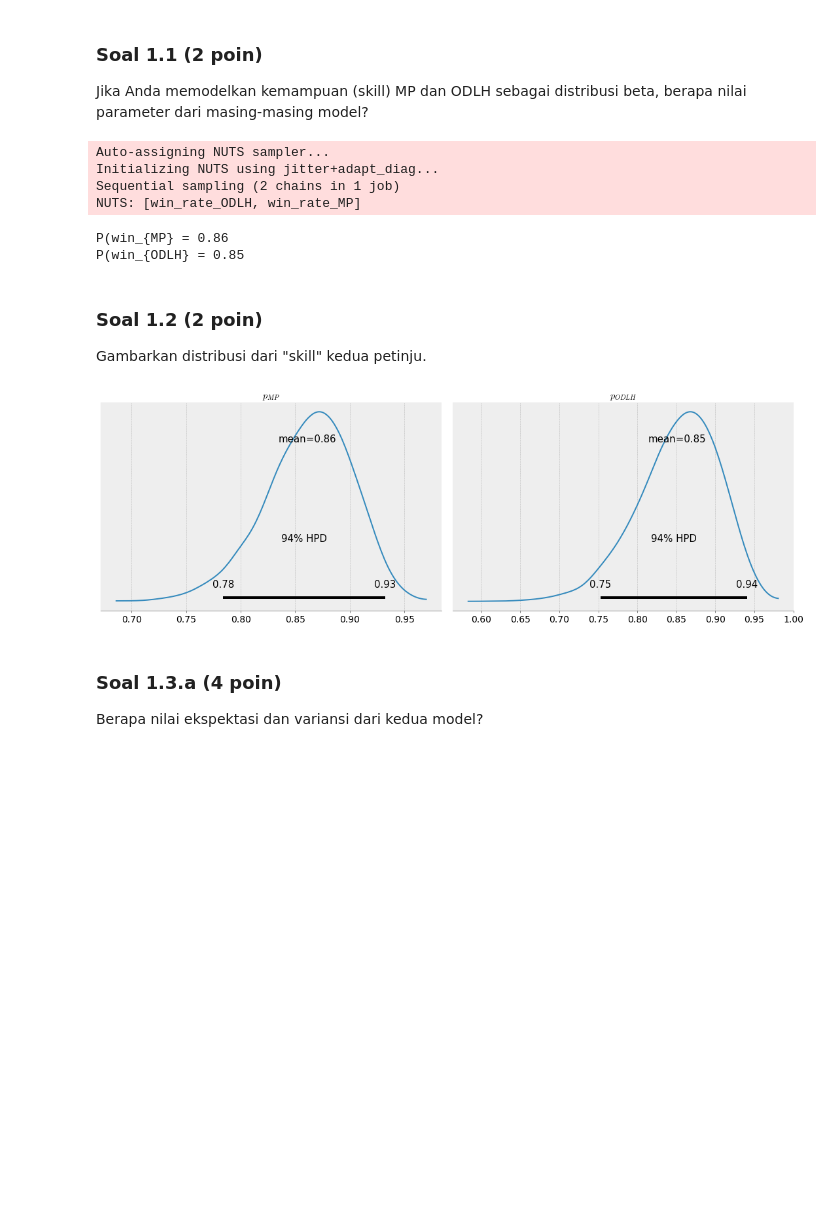
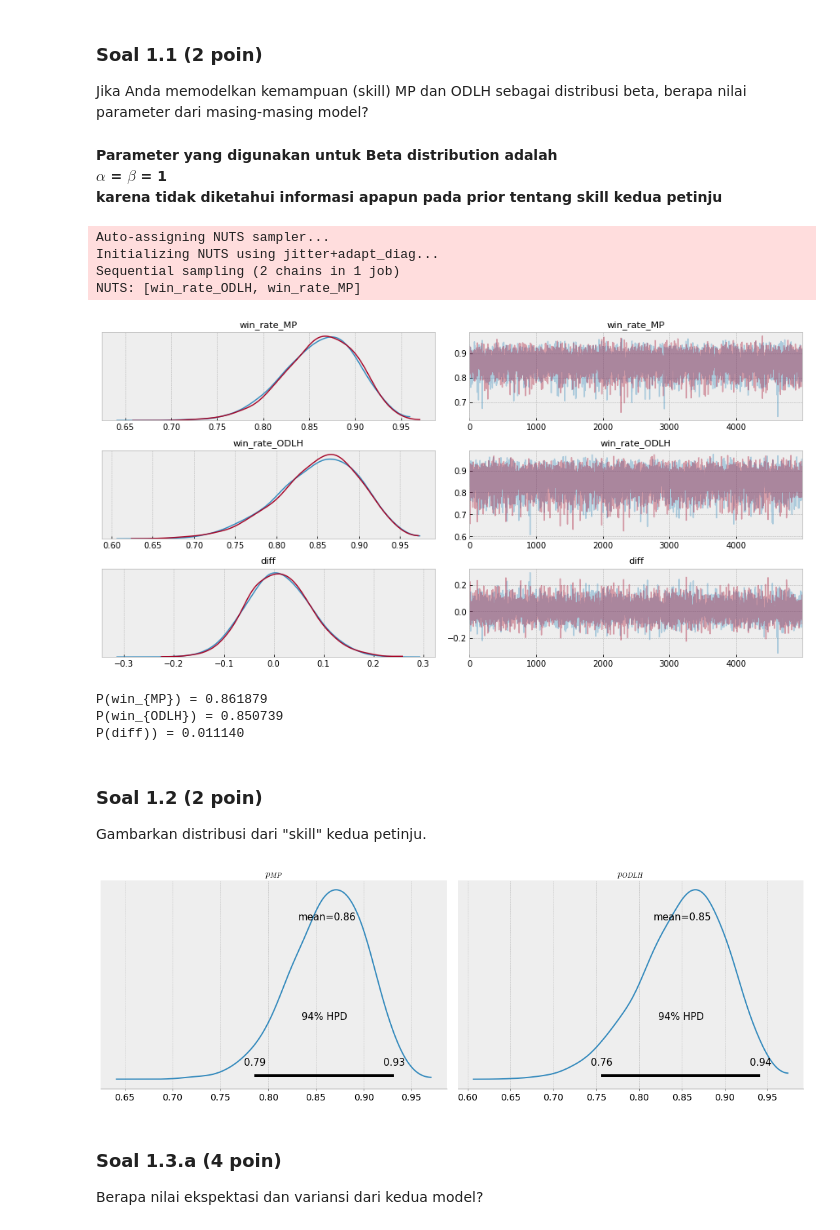
Before and after one commit to satrio-hw/probabilistic-programming, a Jupyter notebook: tugas4_0102517023.ipynb, the cells around one changed output. Saved outputs shown, nothing was run; the diff lists cells and outputs as text; code cells hidden in the pictures; blank space fills up the shorter version.

```diff
--- a/tugas4_0102517023.ipynb
+++ b/tugas4_0102517023.ipynb
@@ -69,5 +69,7 @@ Dua orang petinju, MP dan ODLH, akan bertemu satu masing-masing dalam sebuah per
 ### Soal 1.1 (2 poin)
 
 Jika Anda memodelkan kemampuan (skill) MP dan ODLH sebagai distribusi beta, berapa nilai parameter dari masing-masing model?
+# %% [markdown]
+**Parameter yang digunakan untuk Beta distribution adalah <br>$\alpha$ = $\beta$ = 1<br> karena tidak diketahui informasi apapun pada prior tentang skill kedua petinju**
 # %%
 with pm.Model() as skill:
@@ -85,22 +87,28 @@ Auto-assigning NUTS sampler...
 Initializing NUTS using jitter+adapt_diag...
 Sequential sampling (2 chains in 1 job)
 NUTS: [win_rate_ODLH, win_rate_MP]
+# %%
+pm.traceplot(traceall);
+# %% [output]
+[figure, added]
 # %%
-print('P(win_{MP} = %.2f' % ((traceall['win_rate_MP']).mean()))
-print('P(win_{ODLH} = %.2f' % ((traceall['win_rate_ODLH']).mean()))
+print('P(win_{MP}) = %f' % ((traceall['win_rate_MP']).mean()))
+print('P(win_{ODLH}) = %f' % ((traceall['win_rate_ODLH']).mean()))
+print('P(diff)) = %f' % ((traceall['diff']).mean()))
 # %% [output]
-P(win_{MP} = 0.86
-P(win_{ODLH} = 0.85
+P(win_{MP}) = 0.861879
+P(win_{ODLH}) = 0.850739
+P(diff)) = 0.011140
 # %% [markdown]
 ### Soal 1.2 (2 poin)
 
 Gambarkan distribusi dari "skill" kedua petinju.
 # %%
-ax = pm.plot_posterior(traceall, varnames=['win_rate_MP', 'win_rate_ODLH'], figsize=(15,5))
+ax = pm.plot_posterior(traceall, var_names=['win_rate_MP', 'win_rate_ODLH'], figsize=(15,5))
 ax[0].set_title('$p_{MP}$')
 ax[1].set_title('$p_{ODLH}$');
 # %% [output]
-[figure, old version]
+[figure, new version]
 # %% [markdown]
 ### Soal 1.3.a (4 poin)
 
```
Also changed, not shown: parts of 16 cells of this notebook.
